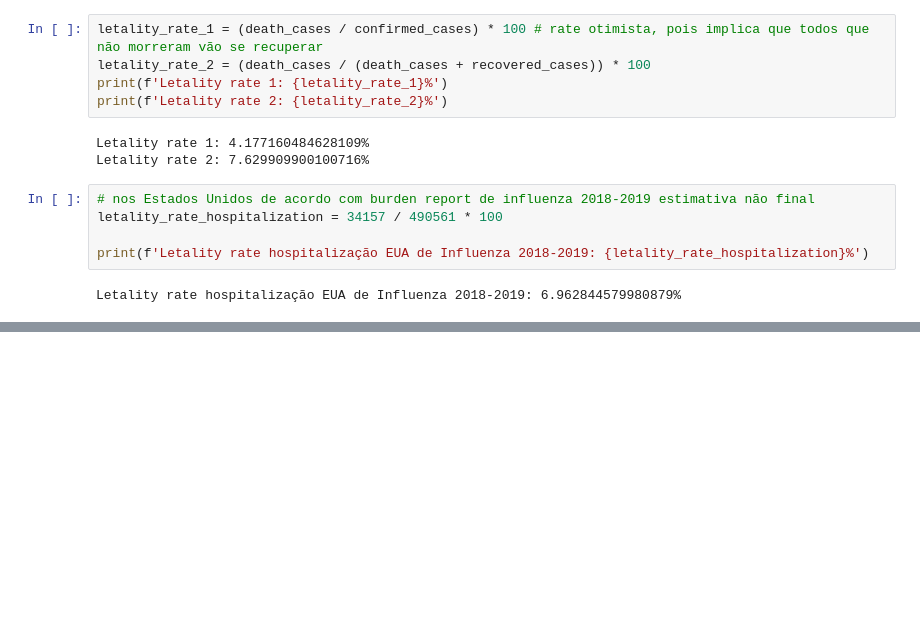
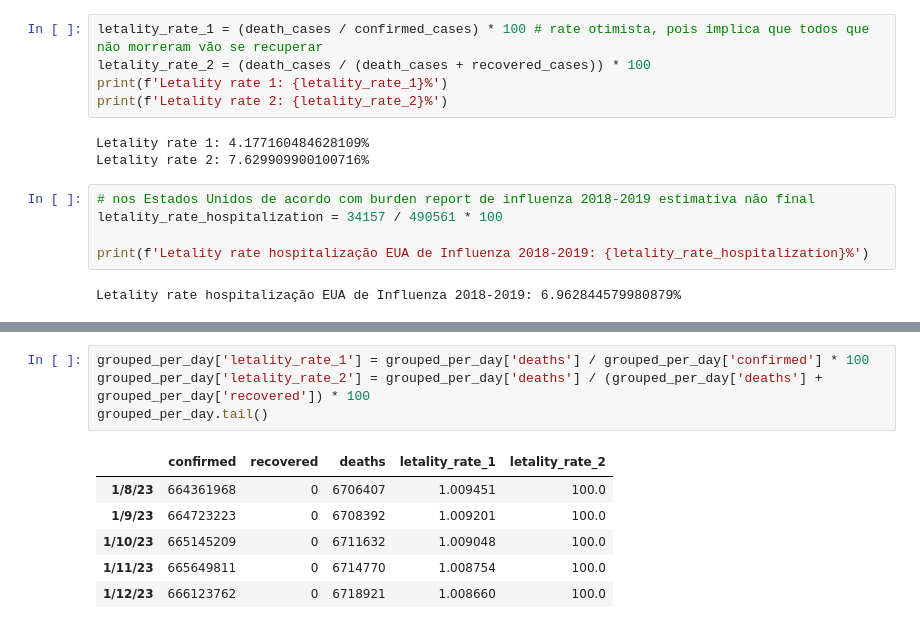
Before and after one commit to muriloWeber/dataScienceAlura, a Jupyter notebook: dataScienceVisualizacaoDeDadosParaSaudeEMedicina/Data_Science_e_Saude.ipynb, the cells around one changed output, grey strips where cells are left out. Cells and saved outputs as stored; diff of their text form; blank space fills up the shorter version.

```diff
--- a/dataScienceVisualizacaoDeDadosParaSaudeEMedicina/Data_Science_e_Saude.ipynb
+++ b/dataScienceVisualizacaoDeDadosParaSaudeEMedicina/Data_Science_e_Saude.ipynb
@@ -767,0 +802,11 @@ Letality rate hospitalização EUA de Influenza 2018-2019: 0.09616033475293956%
+# %%
+grouped_per_day['letality_rate_1'] = grouped_per_day['deaths'] / grouped_per_day['confirmed'] * 100
+grouped_per_day['letality_rate_2'] = grouped_per_day['deaths'] / (grouped_per_day['deaths'] + grouped_per_day['recovered']) * 100
+grouped_per_day.tail()
+# %% [output]
+|  | confirmed | recovered | deaths | letality_rate_1 | letality_rate_2 |
+| 1/8/23 | 664361968 | 0 | 6706407 | 1.009451 | 100.0 |
+| 1/9/23 | 664723223 | 0 | 6708392 | 1.009201 | 100.0 |
+| 1/10/23 | 665145209 | 0 | 6711632 | 1.009048 | 100.0 |
+| 1/11/23 | 665649811 | 0 | 6714770 | 1.008754 | 100.0 |
+| 1/12/23 | 666123762 | 0 | 6718921 | 1.008660 | 100.0 |
```
Also changed, not shown: parts of 32 cells of this notebook.
